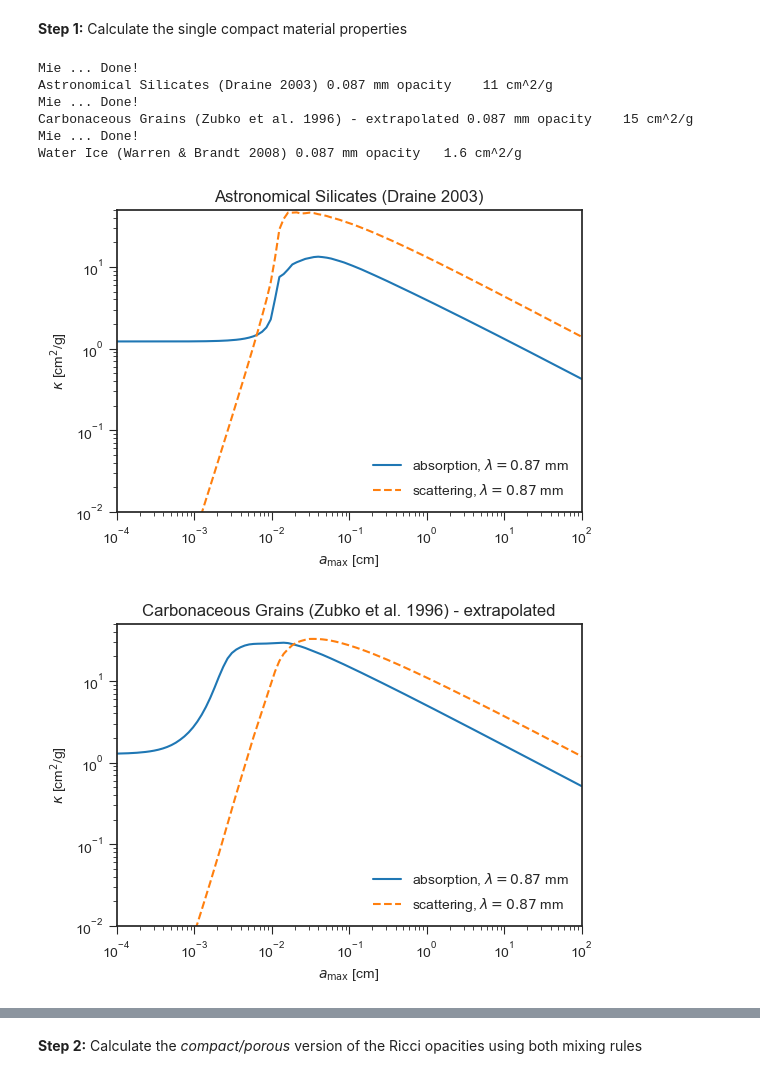
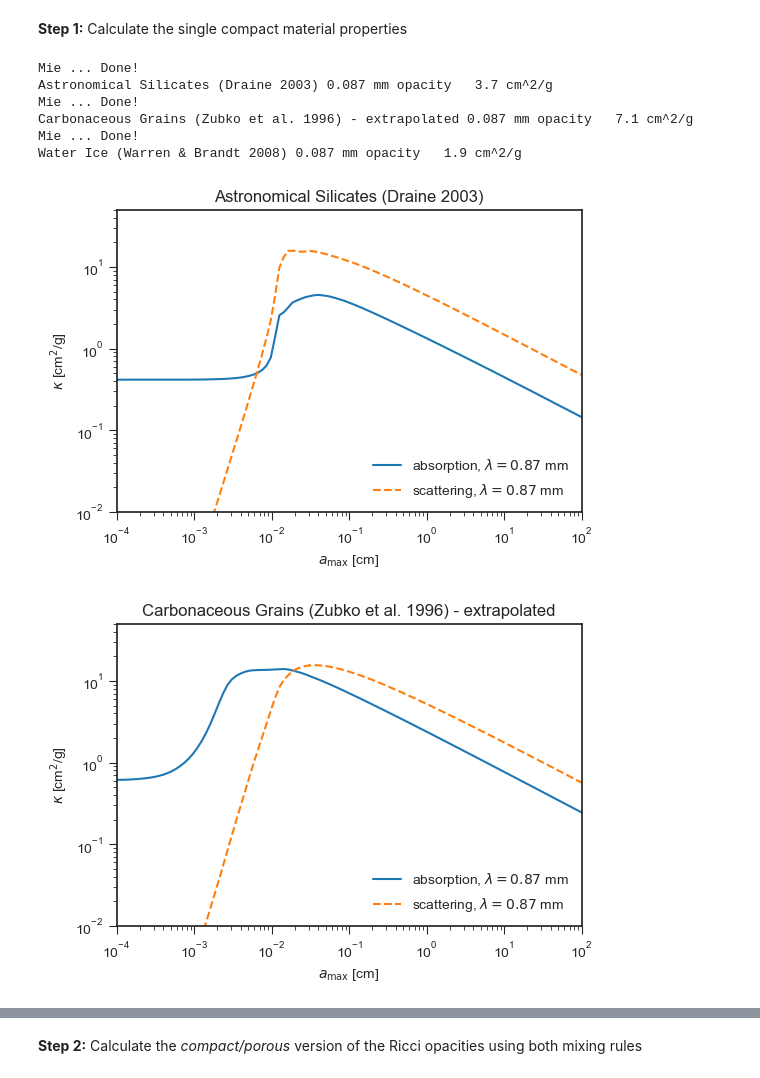
Before and after one commit to seanandrews/p484, a Jupyter notebook: projects/opacities/default_opacities.ipynb, the cells around one changed output, grey strips where cells are left out. Saved outputs shown, nothing was run; the diff lists cells and outputs as text; code cells hidden in the pictures.

Commit message:
now using the proper densities in the single species case

```diff
--- a/projects/opacities/default_opacities.ipynb
+++ b/projects/opacities/default_opacities.ipynb
@@ -483,22 +483,22 @@ a_max = 0.1
 # %% [markdown]
 **Step 1:** Calculate the single compact material properties
 # %%
-for const in constants:
+for rho, const in zip(densities, constants):
 
     if const.material_str == 'Vacuum':
         continue
 
-    res   = opacity.get_opacities(a, lam, rho_s=rho_s, diel_const=const, extrapolate_large_grains=True)
+    res   = opacity.get_opacities(a, lam, rho_s=rho, diel_const=const, extrapolate_large_grains=True)
 
     ka, _, _ = opacity.size_average_opacity(lam_obs, a, lam, res['k_abs'], res['k_sca'], plot=True);
     plt.gca().set_title(const.material_str)
     print('{} {:.2} mm opacity {:5.2g} cm^2/g'.format(const.material_str, lam_obs,np.interp(a_max, a, ka)))
 # %% [output]
 Mie ... Done!
-Astronomical Silicates (Draine 2003) 0.087 mm opacity    11 cm^2/g
+Astronomical Silicates (Draine 2003) 0.087 mm opacity   3.7 cm^2/g
 Mie ... Done!
-Carbonaceous Grains (Zubko et al. 1996) - extrapolated 0.087 mm opacity    15 cm^2/g
+Carbonaceous Grains (Zubko et al. 1996) - extrapolated 0.087 mm opacity   7.1 cm^2/g
 Mie ... Done!
-Water Ice (Warren & Brandt 2008) 0.087 mm opacity   1.6 cm^2/g
+Water Ice (Warren & Brandt 2008) 0.087 mm opacity   1.9 cm^2/g
-[figure, old version]
+[figure, new version]
-[figure, old version]
+[figure, new version]
```
Also changed, not shown: parts of 1 cell of this notebook.
